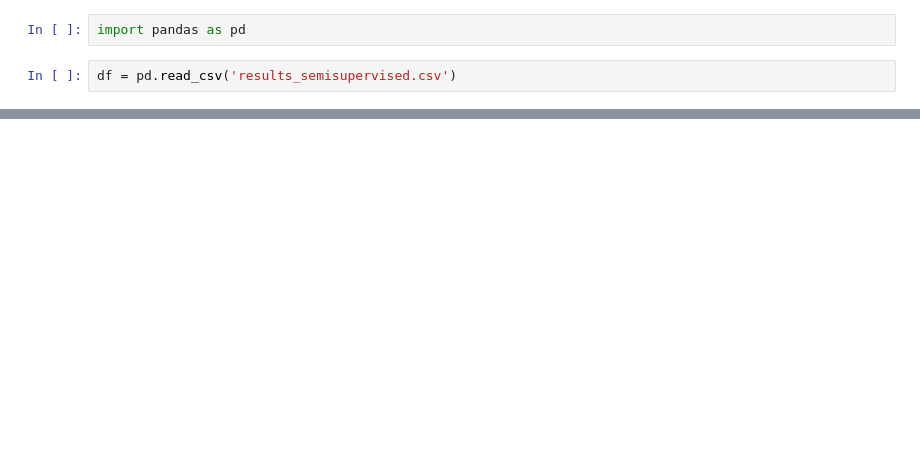
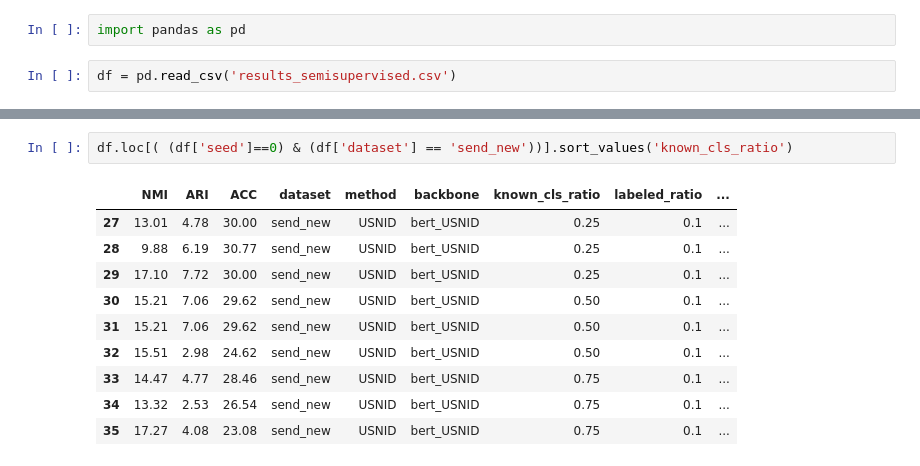
Before and after one commit to padeck/ma_workspace, a Jupyter notebook: TEXTOIR/open_intent_discovery/results/inspect_results.ipynb, the cells around one changed output, grey strips where cells are left out. Saved outputs shown, nothing was run; the diff lists cells and outputs as text; blank space fills up the shorter version.

```diff
--- a/TEXTOIR/open_intent_discovery/results/inspect_results.ipynb
+++ b/TEXTOIR/open_intent_discovery/results/inspect_results.ipynb
@@ -16 +21,14 @@ df.loc[( (df['seed']==0))].sort_values('known_cls_ratio')
 | 17 | 45.86 | 4.91 | 28.49 | avocado | USNID | bert_USNID | 1.00 | 0.1 | ... |
+# %%
+df.loc[( (df['seed']==0) & (df['dataset'] == 'send_new'))].sort_values('known_cls_ratio')
+# %% [output]
+|  | NMI | ARI | ACC | dataset | method | backbone | known_cls_ratio | labeled_ratio | ... |
+| 27 | 13.01 | 4.78 | 30.00 | send_new | USNID | bert_USNID | 0.25 | 0.1 | ... |
+| 28 | 9.88 | 6.19 | 30.77 | send_new | USNID | bert_USNID | 0.25 | 0.1 | ... |
+| 29 | 17.10 | 7.72 | 30.00 | send_new | USNID | bert_USNID | 0.25 | 0.1 | ... |
+| 30 | 15.21 | 7.06 | 29.62 | send_new | USNID | bert_USNID | 0.50 | 0.1 | ... |
+| 31 | 15.21 | 7.06 | 29.62 | send_new | USNID | bert_USNID | 0.50 | 0.1 | ... |
+| 32 | 15.51 | 2.98 | 24.62 | send_new | USNID | bert_USNID | 0.50 | 0.1 | ... |
+| 33 | 14.47 | 4.77 | 28.46 | send_new | USNID | bert_USNID | 0.75 | 0.1 | ... |
+| 34 | 13.32 | 2.53 | 26.54 | send_new | USNID | bert_USNID | 0.75 | 0.1 | ... |
+| 35 | 17.27 | 4.08 | 23.08 | send_new | USNID | bert_USNID | 0.75 | 0.1 | ... |
```
Also changed, not shown: parts of 5 cells of this notebook, 1 other file.
